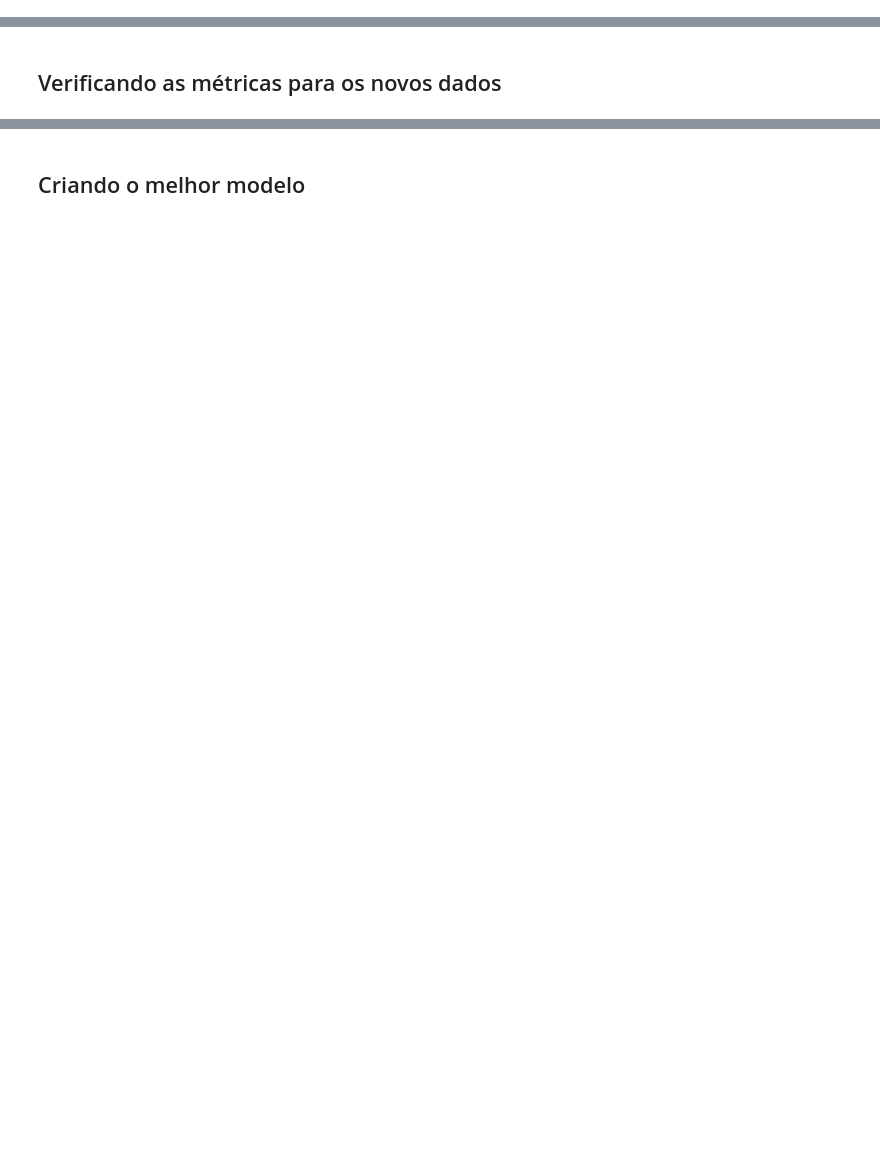
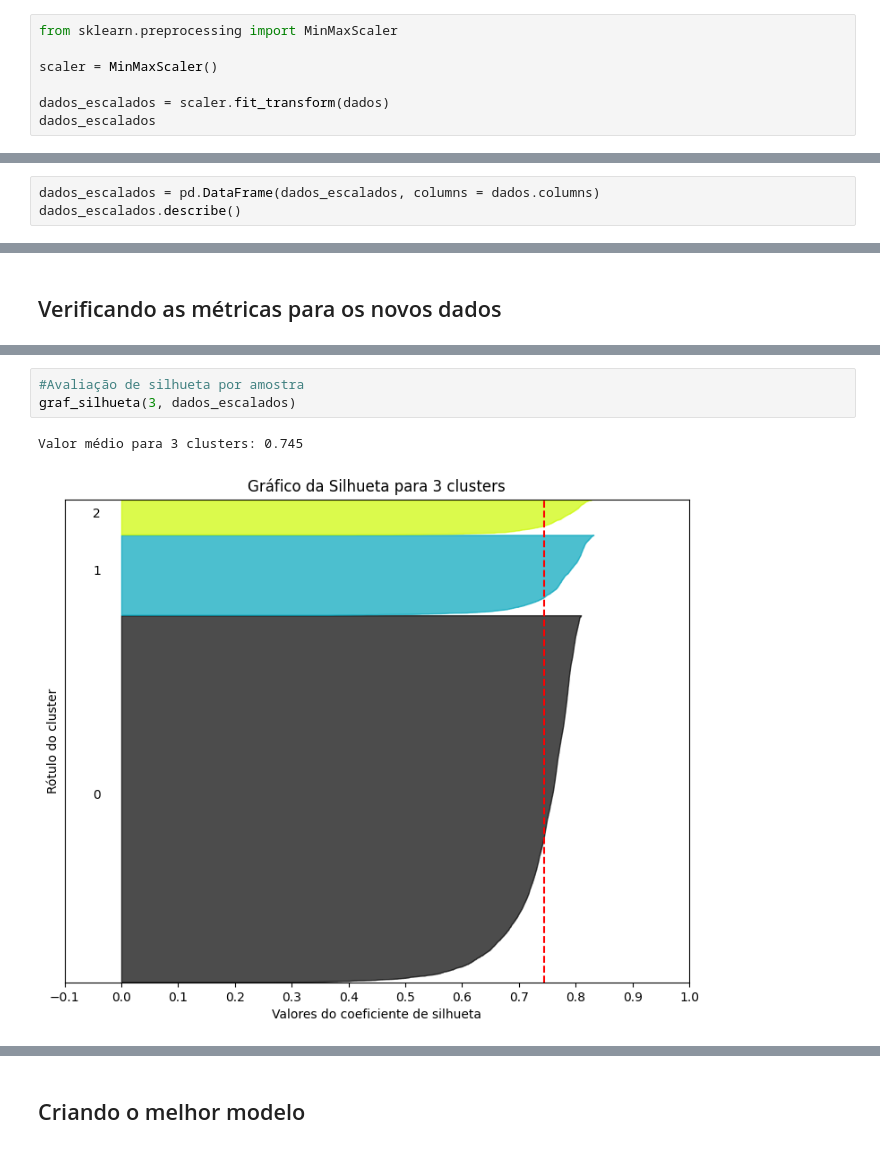
Before and after one commit to Gabriellemga/Python_Data_Science_Alura, a Jupyter notebook: M_L_Clusterizacao_dados_sem_rotulo/Projeto_marketing.ipynb, the cells around one changed output, grey strips where cells are left out. Cells and saved outputs as stored; diff of their text form; blank space fills up the shorter version.

```diff
--- a/M_L_Clusterizacao_dados_sem_rotulo/Projeto_marketing.ipynb
+++ b/M_L_Clusterizacao_dados_sem_rotulo/Projeto_marketing.ipynb
@@ -69,0 +252,7 @@ def graf_silhueta (n_clusters, dados):
+# %%
+from sklearn.preprocessing import MinMaxScaler
+
+scaler = MinMaxScaler()
+
+dados_escalados = scaler.fit_transform(dados)
+dados_escalados
@@ -69,0 +273,3 @@ def graf_silhueta (n_clusters, dados):
+# %%
+dados_escalados = pd.DataFrame(dados_escalados, columns = dados.columns)
+dados_escalados.describe()
@@ -71,0 +318,6 @@ def graf_silhueta (n_clusters, dados):
+# %%
+#Avaliação de silhueta por amostra
+graf_silhueta(3, dados_escalados)
+# %% [output]
+Valor médio para 3 clusters: 0.745
+[figure, added]
```
Also changed, not shown: parts of 40 cells of this notebook.
